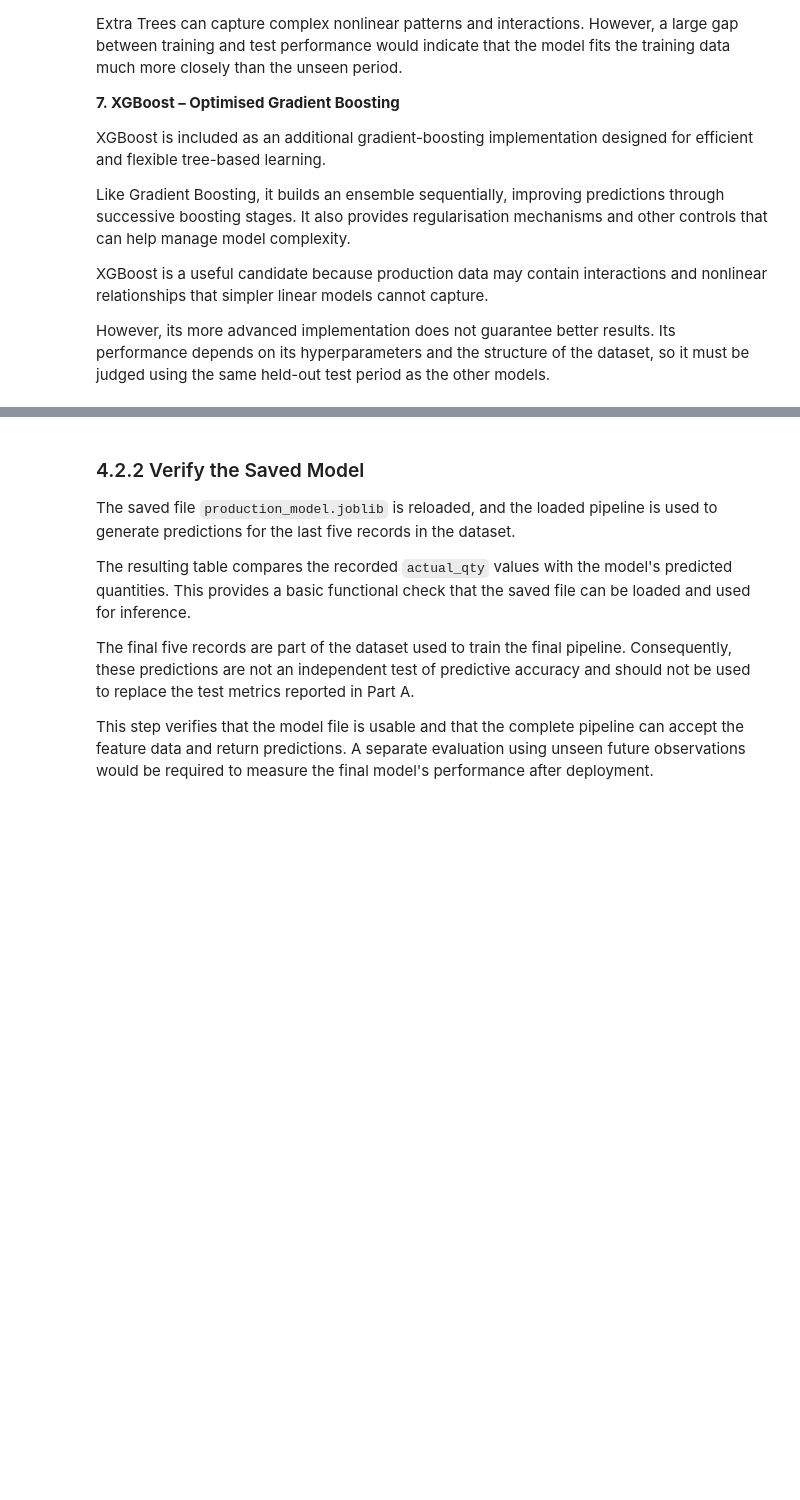
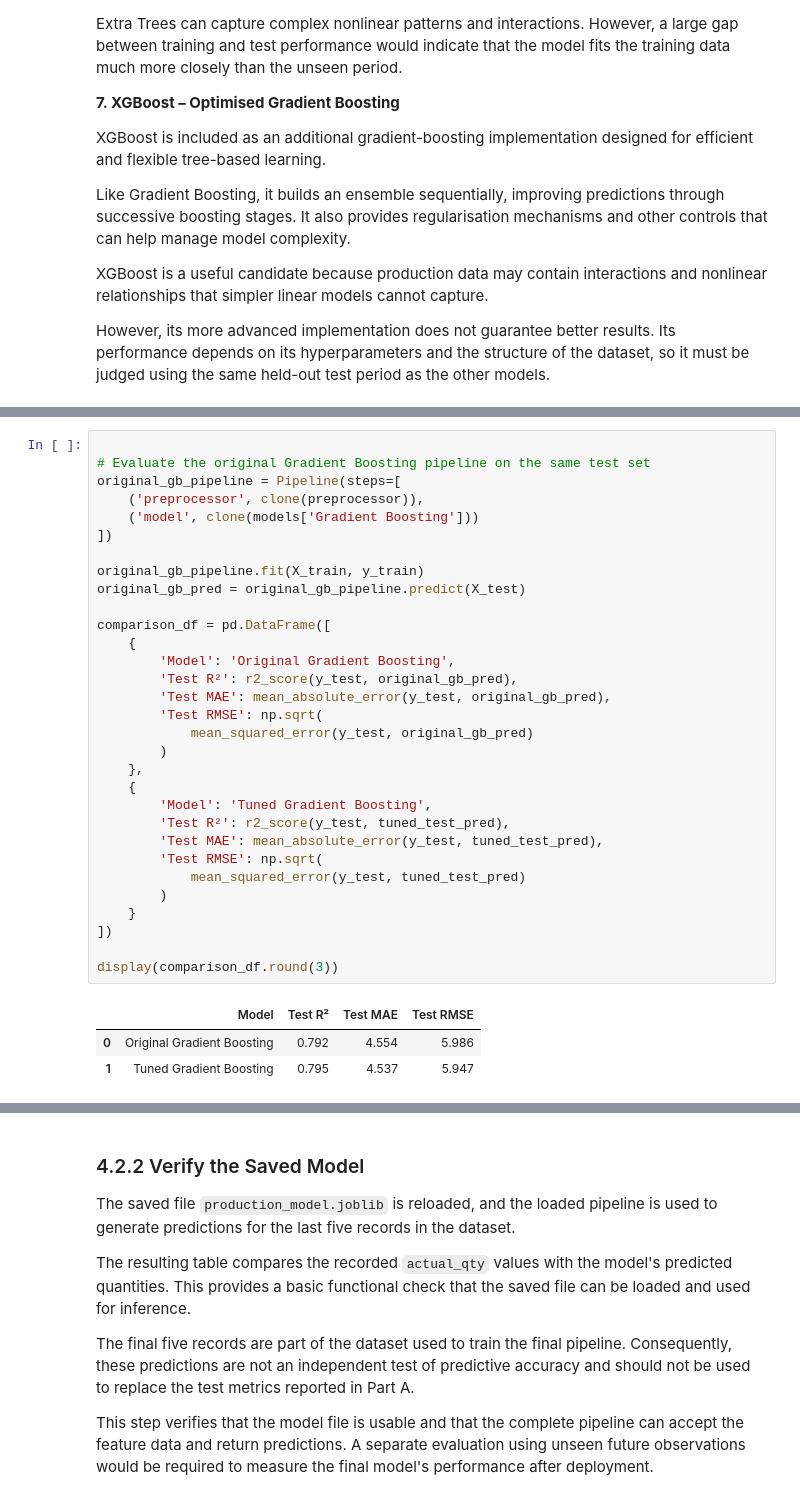
Before and after one commit to visurarodrigo/production-DI, a Jupyter notebook: notebooks/04_Model_Selection_and_Training.ipynb, the cells around one changed output, grey strips where cells are left out. Drawn from its saved outputs; the diff is of its cells as text; blank space fills up the shorter version.

```diff
--- a/notebooks/04_Model_Selection_and_Training.ipynb
+++ b/notebooks/04_Model_Selection_and_Training.ipynb
@@ -487,3 +632,38 @@ Residuals are calculated as actual production quantity minus predicted productio
+# %%
+
+# Evaluate the original Gradient Boosting pipeline on the same test set
+original_gb_pipeline = Pipeline(steps=[
+    ('preprocessor', clone(preprocessor)),
+    ('model', clone(models['Gradient Boosting']))
+])
+
+original_gb_pipeline.fit(X_train, y_train)
+original_gb_pred = original_gb_pipeline.predict(X_test)
+
+comparison_df = pd.DataFrame([
+    {
+        'Model': 'Original Gradient Boosting',
+        'Test R²': r2_score(y_test, original_gb_pred),
+        'Test MAE': mean_absolute_error(y_test, original_gb_pred),
+        'Test RMSE': np.sqrt(
+            mean_squared_error(y_test, original_gb_pred)
+        )
+    },
+    {
+        'Model': 'Tuned Gradient Boosting',
+        'Test R²': r2_score(y_test, tuned_test_pred),
+        'Test MAE': mean_absolute_error(y_test, tuned_test_pred),
+        'Test RMSE': np.sqrt(
+            mean_squared_error(y_test, tuned_test_pred)
+        )
+    }
+])
+
+display(comparison_df.round(3))
+# %% [output]
+|  | Model | Test R² | Test MAE | Test RMSE |
+| 0 | Original Gradient Boosting | 0.792 | 4.554 | 5.986 |
+| 1 | Tuned Gradient Boosting | 0.795 | 4.537 | 5.947 |
 # %%
 
 
```
Also changed, not shown: parts of 27 cells of this notebook.
